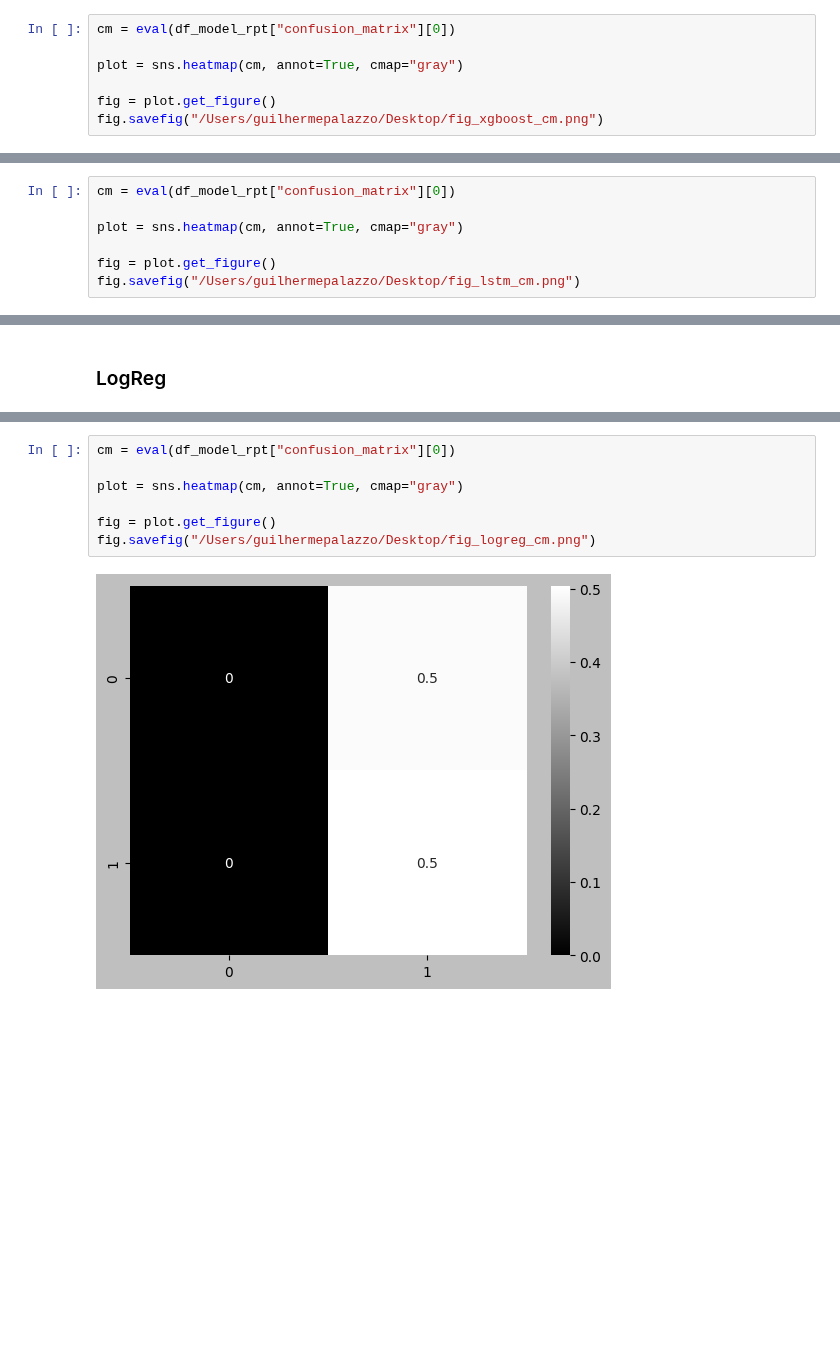
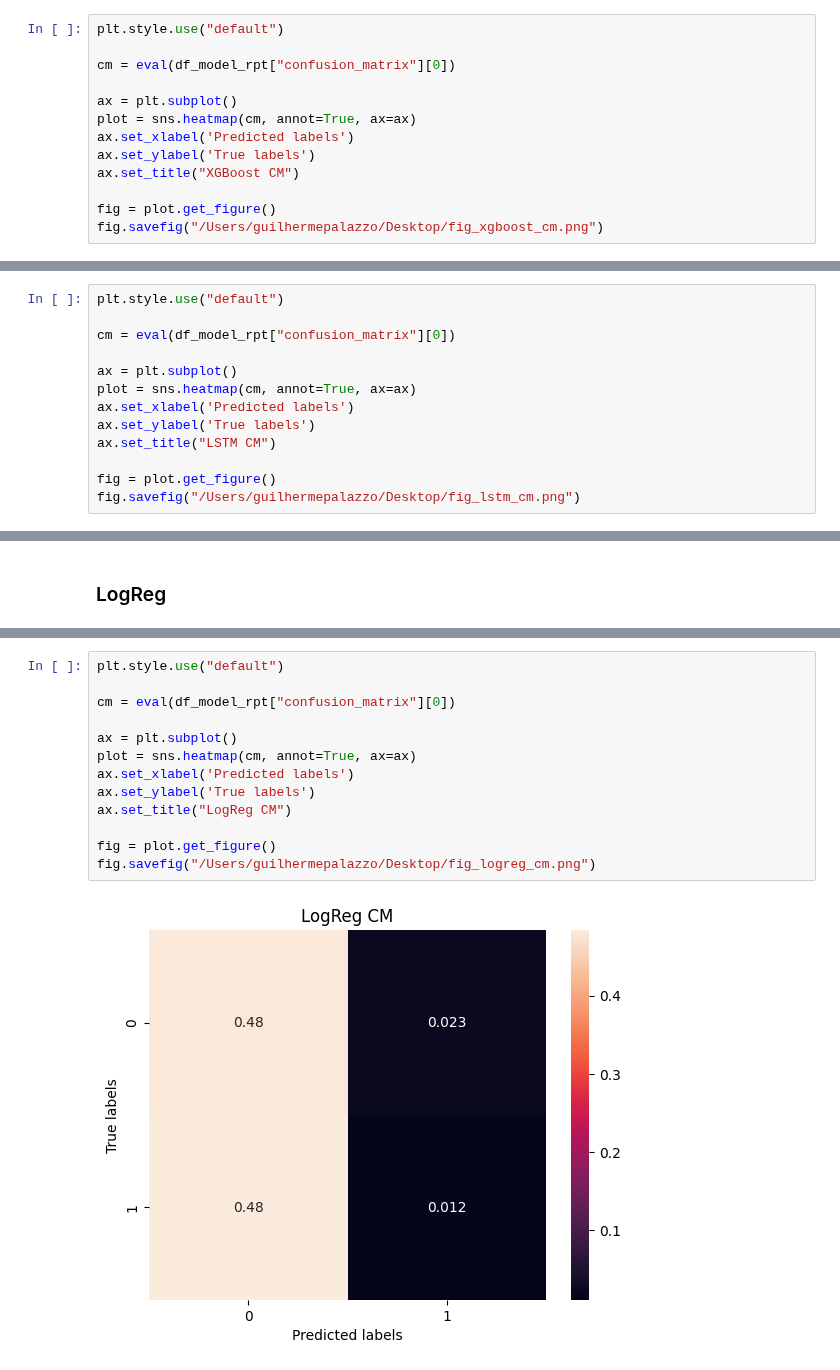
Before and after one commit to gpalazzo/crypto_msc_thesis, a Jupyter notebook: notebooks/results/classification_results.ipynb, the cells around one changed output, grey strips where cells are left out. Saved outputs shown, nothing was run; the diff lists cells and outputs as text; blank space fills up the shorter version.

```diff
--- a/notebooks/results/classification_results.ipynb
+++ b/notebooks/results/classification_results.ipynb
@@ -67,7 +68,13 @@ plt.savefig("/Users/guilhermepalazzo/Desktop/fig_xgboost_roc_curve.png")
 # %%
+plt.style.use("default")
+
 cm = eval(df_model_rpt["confusion_matrix"][0])
 
-plot = sns.heatmap(cm, annot=True, cmap="gray")
+ax = plt.subplot()
+plot = sns.heatmap(cm, annot=True, ax=ax)
+ax.set_xlabel('Predicted labels')
+ax.set_ylabel('True labels')
+ax.set_title("XGBoost CM")
 
 fig = plot.get_figure()
 fig.savefig("/Users/guilhermepalazzo/Desktop/fig_xgboost_cm.png")
@@ -140,7 +149,13 @@ plt.savefig("/Users/guilhermepalazzo/Desktop/fig_lstm_roc_curve.png")
 # %%
+plt.style.use("default")
+
 cm = eval(df_model_rpt["confusion_matrix"][0])
 
-plot = sns.heatmap(cm, annot=True, cmap="gray")
+ax = plt.subplot()
+plot = sns.heatmap(cm, annot=True, ax=ax)
+ax.set_xlabel('Predicted labels')
+ax.set_ylabel('True labels')
+ax.set_title("LSTM CM")
 
 fig = plot.get_figure()
 fig.savefig("/Users/guilhermepalazzo/Desktop/fig_lstm_cm.png")
@@ -198,9 +215,15 @@ plt.savefig("/Users/guilhermepalazzo/Desktop/fig_logreg_roc_curve.png")
 # %%
+plt.style.use("default")
+
 cm = eval(df_model_rpt["confusion_matrix"][0])
 
-plot = sns.heatmap(cm, annot=True, cmap="gray")
+ax = plt.subplot()
+plot = sns.heatmap(cm, annot=True, ax=ax)
+ax.set_xlabel('Predicted labels')
+ax.set_ylabel('True labels')
+ax.set_title("LogReg CM")
 
 fig = plot.get_figure()
 fig.savefig("/Users/guilhermepalazzo/Desktop/fig_logreg_cm.png")
 # %% [output]
-[figure, old version]
+[figure, new version]
```
Also changed, not shown: parts of 17 cells of this notebook, 3 other files.
